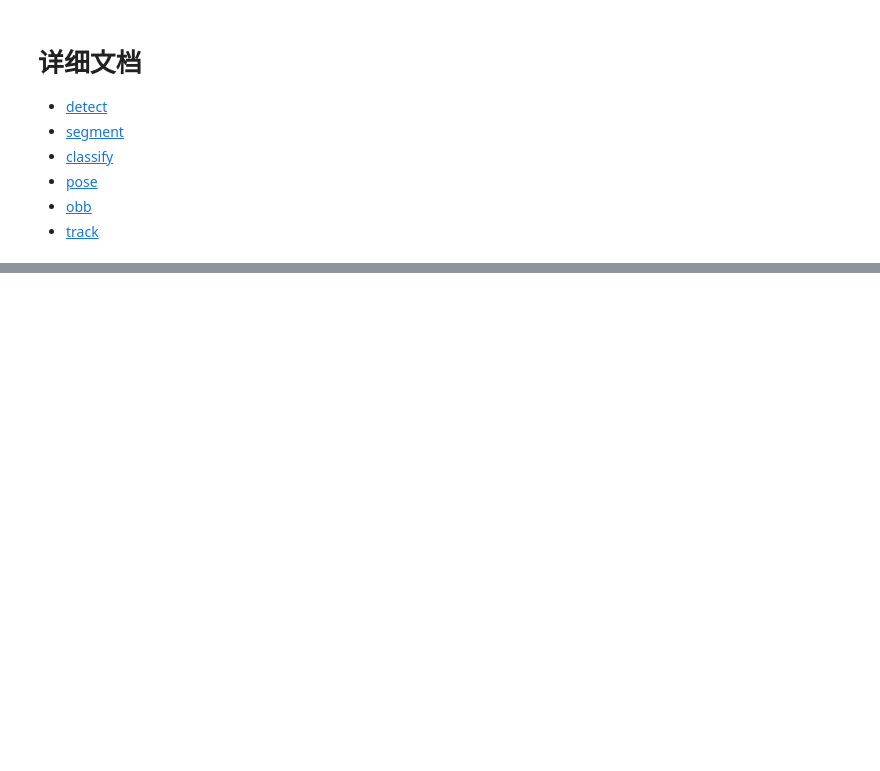
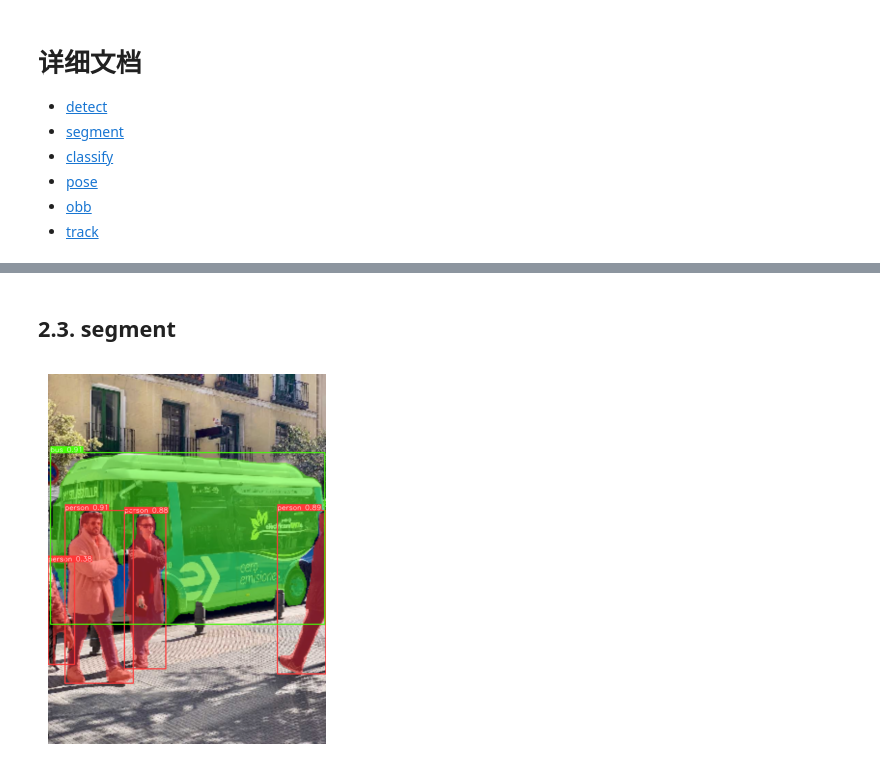
Before and after one commit to wgh-z/yolo_usage, a Jupyter notebook: 1.predict.ipynb, the cells around one changed output, grey strips where cells are left out. Saved outputs shown, nothing was run; the diff lists cells and outputs as text; code cells hidden in the pictures; blank space fills up the shorter version.

```diff
--- a/1.predict.ipynb
+++ b/1.predict.ipynb
@@ -104,0 +99,39 @@ AttributeError: 'NoneType' object has no attribute 'cpu'
+# %% [markdown]
+## 2.3. segment
+# %%
+import torch
+
+
+seg_result = result_list[2]
+
+im0 = seg_result.orig_img
+names = seg_result.names
+boxes = seg_result.boxes
+masks = seg_result.masks
+idx = boxes.cls if boxes else range(len(masks))
+
+annotated_frame = im0.copy()
+annotator = Annotator(annotated_frame, line_width=2, example=str(names))
+
+img = LetterBox(masks.shape[1:])(image=annotator.result())
+im_gpu = (
+            torch.as_tensor(img, dtype=torch.float16, device=masks.data.device)
+            .permute(2, 0, 1)
+            .flip(0)
+            .contiguous()
+            / 255
+        )
+annotator.masks(masks.data, colors=[colors(x, True) for x in idx], im_gpu=im_gpu)
+
+for *xyxy, conf, cls in reversed(boxes.data.cpu().numpy()):
+    c = int(cls)
+    label = f"{names[c]} {conf:.2f}"
+    annotator.box_label(xyxy, label, color=colors(c, True))
+
+annotated_frame = annotator.result()
+# cv2.imshow("YOLOv8 Segmentation", annotated_frame)
+# cv2.waitKey(0)
+
+plot(annotated_frame)
+# %% [output]
+[figure, added]
```
Also changed, not shown: parts of 13 cells of this notebook, 1 other file.
